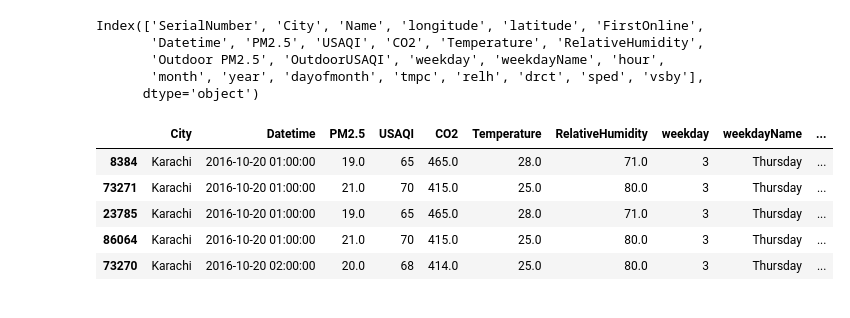
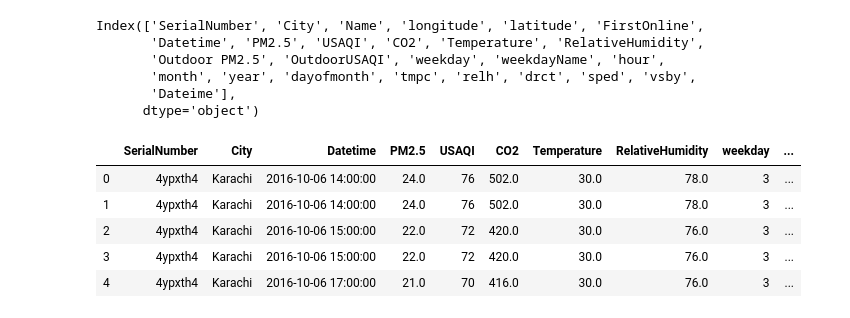
Before and after one commit to Rayyan98/airQualityDeepLearning, a Jupyter notebook: code/ann.ipynb, the cells around one changed output. Cells and saved outputs as stored; diff of their text form; code cells hidden in the pictures.

```diff
--- a/code/ann.ipynb
+++ b/code/ann.ipynb
@@ -6,26 +5,29 @@ from mxnet.gluon import nn
 import random
 import matplotlib.pyplot as plt
 # %%
-df = pd.read_csv('../dataCLean.csv', index_col = 0)
+df = pd.read_csv('../data/dataCLean.csv', index_col = 0)
+# %%
+df['Dateime'] = pd.to_datetime(df.Datetime)
 # %%
 df.columns
 # %% [output]
 Index(['SerialNumber', 'City', 'Name', 'longitude', 'latitude', 'FirstOnline',
        'Datetime', 'PM2.5', 'USAQI', 'CO2', 'Temperature', 'RelativeHumidity',
        'Outdoor PM2.5', 'OutdoorUSAQI', 'weekday', 'weekdayName', 'hour',
-       'month', 'year', 'dayofmonth', 'tmpc', 'relh', 'drct', 'sped', 'vsby'],
+       'month', 'year', 'dayofmonth', 'tmpc', 'relh', 'drct', 'sped', 'vsby',
+       'Dateime'],
       dtype='object')
 # %%
-drop_columns = ['SerialNumber', 'Name', 'longitude', 'latitude', 'FirstOnline', 'Outdoor PM2.5', 'OutdoorUSAQI']
+drop_columns = ['Name', 'longitude', 'latitude', 'FirstOnline', 'Outdoor PM2.5', 'OutdoorUSAQI']
 dfs = df.sort_values('Datetime')
+dfs.reset_index(inplace = True, drop = True)
 dfn = dfs.drop(drop_columns, axis = 1)
-dfn = dfn.dropna()
 
 dfn.head()
 # %% [output]
-|  | City | Datetime | PM2.5 | USAQI | CO2 | Temperature | RelativeHumidity | weekday | weekdayName | ... |
-| 8384 | Karachi | 2016-10-20 01:00:00 | 19.0 | 65 | 465.0 | 28.0 | 71.0 | 3 | Thursday | ... |
-| 73271 | Karachi | 2016-10-20 01:00:00 | 21.0 | 70 | 415.0 | 25.0 | 80.0 | 3 | Thursday | ... |
-| 23785 | Karachi | 2016-10-20 01:00:00 | 19.0 | 65 | 465.0 | 28.0 | 71.0 | 3 | Thursday | ... |
-| 86064 | Karachi | 2016-10-20 01:00:00 | 21.0 | 70 | 415.0 | 25.0 | 80.0 | 3 | Thursday | ... |
-| 73270 | Karachi | 2016-10-20 02:00:00 | 20.0 | 68 | 414.0 | 25.0 | 80.0 | 3 | Thursday | ... |
+|  | SerialNumber | City | Datetime | PM2.5 | USAQI | CO2 | Temperature | RelativeHumidity | weekday | ... |
+| 0 | 4ypxth4 | Karachi | 2016-10-06 14:00:00 | 24.0 | 76 | 502.0 | 30.0 | 78.0 | 3 | ... |
+| 1 | 4ypxth4 | Karachi | 2016-10-06 14:00:00 | 24.0 | 76 | 502.0 | 30.0 | 78.0 | 3 | ... |
+| 2 | 4ypxth4 | Karachi | 2016-10-06 15:00:00 | 22.0 | 72 | 420.0 | 30.0 | 76.0 | 3 | ... |
+| 3 | 4ypxth4 | Karachi | 2016-10-06 15:00:00 | 22.0 | 72 | 420.0 | 30.0 | 76.0 | 3 | ... |
+| 4 | 4ypxth4 | Karachi | 2016-10-06 17:00:00 | 21.0 | 70 | 416.0 | 30.0 | 76.0 | 3 | ... |
```
Also changed, not shown: parts of 5 cells of this notebook, 4 other files.
